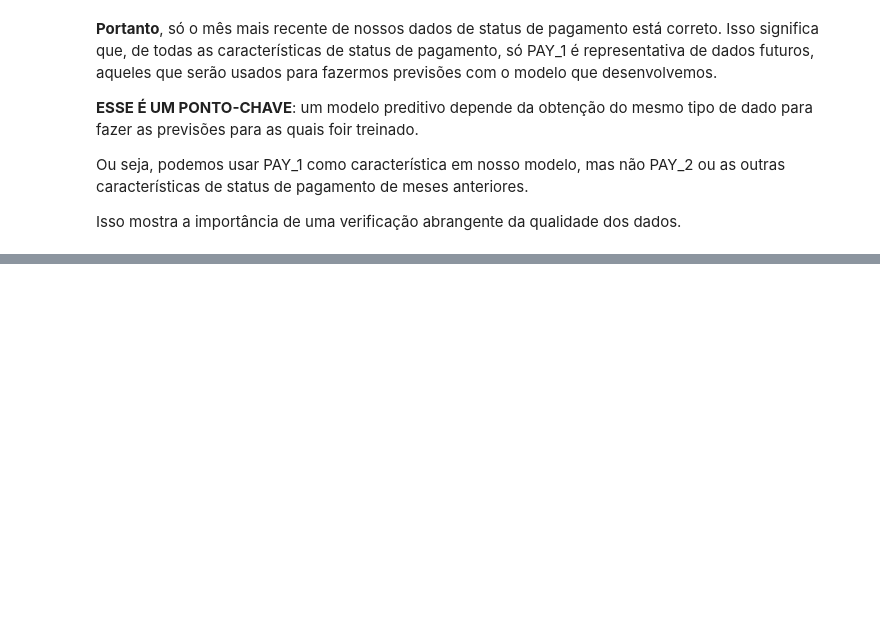
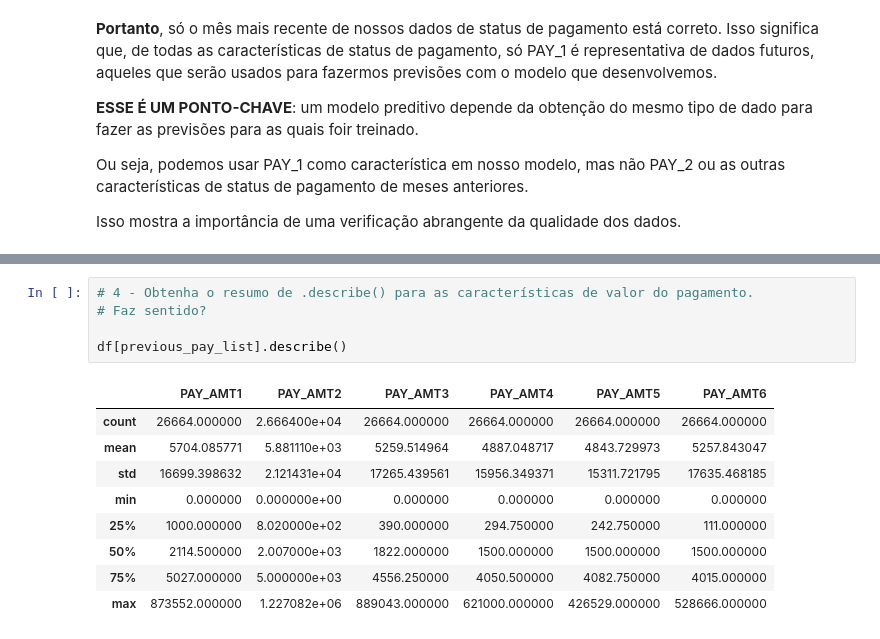
Before and after one commit to renatogcruz/pos_data_science_analytics, a Jupyter notebook: data_science/projetos_de_ciencias_de_dados_com_python/Cap_01/Cap. 01 - Exploração e limpeza de dados.ipynb, the cells around one changed output, grey strips where cells are left out. Drawn from its saved outputs; the diff is of its cells as text; blank space fills up the shorter version.

```diff
--- a/data_science/projetos_de_ciencias_de_dados_com_python/Cap_01/Cap. 01 - Exploração e limpeza de dados.ipynb
+++ b/data_science/projetos_de_ciencias_de_dados_com_python/Cap_01/Cap. 01 - Exploração e limpeza de dados.ipynb
@@ -1114,0 +1178,15 @@ página 63 ...
+# %%
+# 4 - Obtenha o resumo de .describe() para as características de valor do pagamento.
+# Faz sentido?
+
+df[previous_pay_list].describe()
+# %% [output]
+|  | PAY_AMT1 | PAY_AMT2 | PAY_AMT3 | PAY_AMT4 | PAY_AMT5 | PAY_AMT6 |
+| count | 26664.000000 | 2.666400e+04 | 26664.000000 | 26664.000000 | 26664.000000 | 26664.000000 |
+| mean | 5704.085771 | 5.881110e+03 | 5259.514964 | 4887.048717 | 4843.729973 | 5257.843047 |
+| std | 16699.398632 | 2.121431e+04 | 17265.439561 | 15956.349371 | 15311.721795 | 17635.468185 |
+| min | 0.000000 | 0.000000e+00 | 0.000000 | 0.000000 | 0.000000 | 0.000000 |
+| 25% | 1000.000000 | 8.020000e+02 | 390.000000 | 294.750000 | 242.750000 | 111.000000 |
+| 50% | 2114.500000 | 2.007000e+03 | 1822.000000 | 1500.000000 | 1500.000000 | 1500.000000 |
+| 75% | 5027.000000 | 5.000000e+03 | 4556.250000 | 4050.500000 | 4082.750000 | 4015.000000 |
+| max | 873552.000000 | 1.227082e+06 | 889043.000000 | 621000.000000 | 426529.000000 | 528666.000000 |
```
Also changed, not shown: parts of 19 cells of this notebook.
